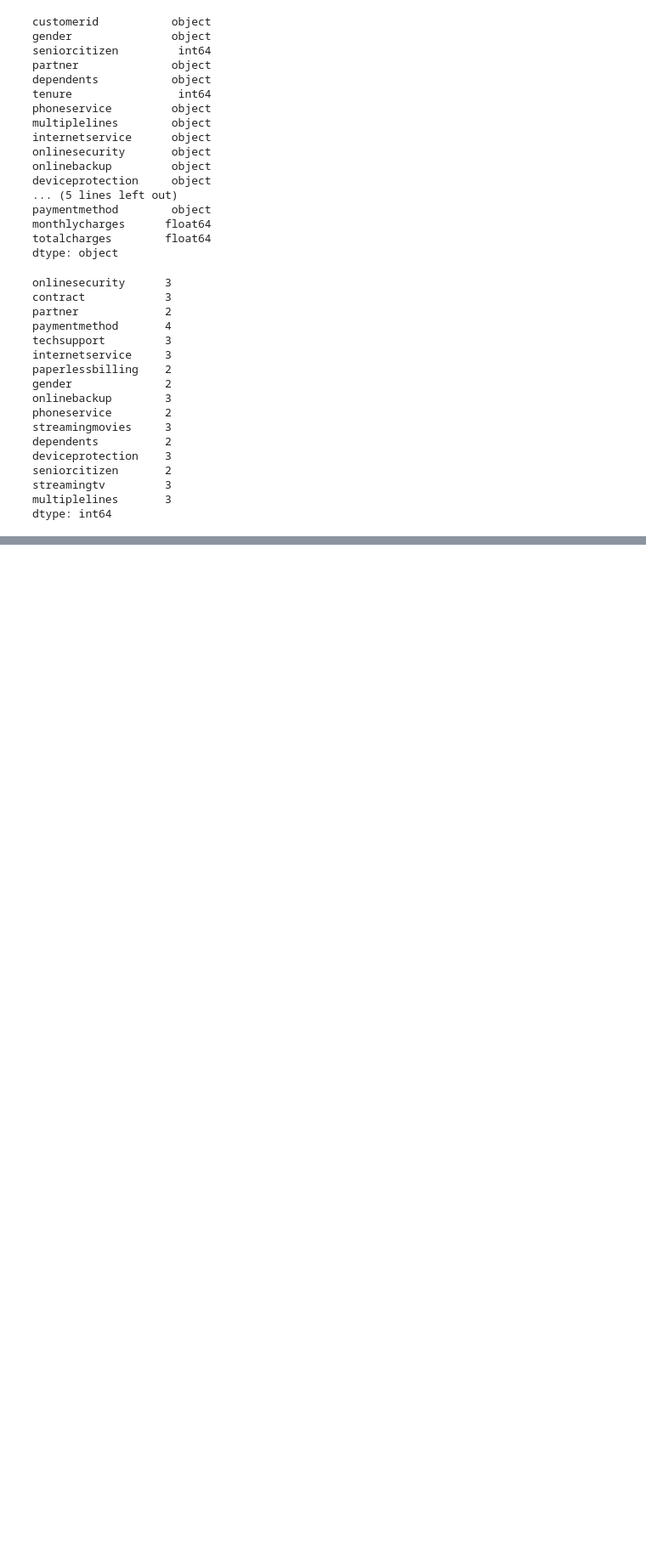
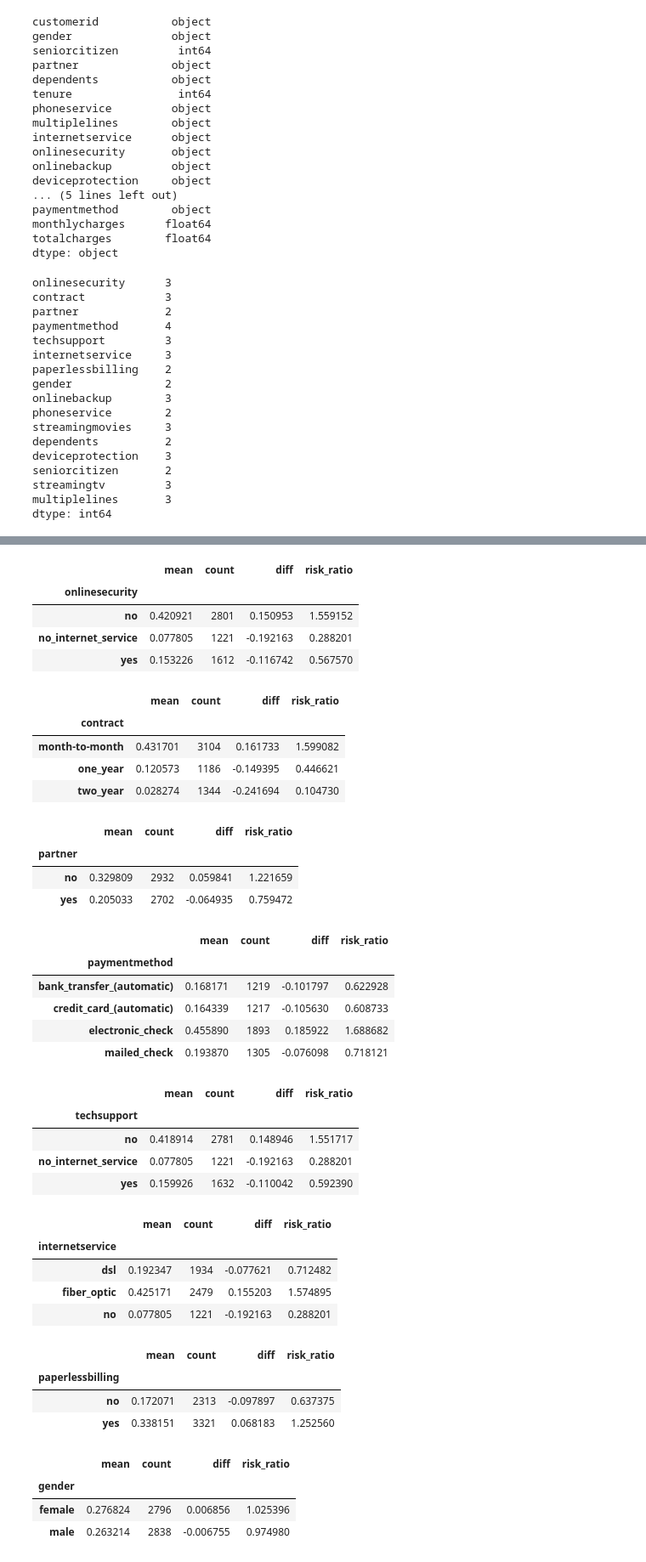
Before and after one commit to sheilambadi/machine-learning-zoomcamp, a Jupyter notebook: machine-learning-zoomcamp/03_classification/course.ipynb, the cells around one changed output, grey strips where cells are left out. Shown at 85% size. Drawn from its saved outputs; the diff is of its cells as text; code cells hidden in the pictures; blank space fills up the shorter version.

```diff
--- a/machine-learning-zoomcamp/03_classification/course.ipynb
+++ b/machine-learning-zoomcamp/03_classification/course.ipynb
@@ -358,0 +463,46 @@ dtype: int64
+# %%
+for col in categorical:
+    df_group = df_full_train.groupby(col).churn.agg(['mean', 'count'])
+    df_group['diff'] = df_group['mean'] - global_churn_rate
+    df_group['risk_ratio'] = df_group['mean'] / global_churn_rate
+
+    display(df_group)
+# %% [output]
+|  | mean | count | diff | risk_ratio |
+| onlinesecurity |  |  |  |  |
+| no | 0.420921 | 2801 | 0.150953 | 1.559152 |
+| no_internet_service | 0.077805 | 1221 | -0.192163 | 0.288201 |
+| yes | 0.153226 | 1612 | -0.116742 | 0.567570 |
+|  | mean | count | diff | risk_ratio |
+| contract |  |  |  |  |
+| month-to-month | 0.431701 | 3104 | 0.161733 | 1.599082 |
+| one_year | 0.120573 | 1186 | -0.149395 | 0.446621 |
+| two_year | 0.028274 | 1344 | -0.241694 | 0.104730 |
+|  | mean | count | diff | risk_ratio |
+| partner |  |  |  |  |
+| no | 0.329809 | 2932 | 0.059841 | 1.221659 |
+| yes | 0.205033 | 2702 | -0.064935 | 0.759472 |
+|  | mean | count | diff | risk_ratio |
+| paymentmethod |  |  |  |  |
+| bank_transfer_(automatic) | 0.168171 | 1219 | -0.101797 | 0.622928 |
+| credit_card_(automatic) | 0.164339 | 1217 | -0.105630 | 0.608733 |
+| electronic_check | 0.455890 | 1893 | 0.185922 | 1.688682 |
+| mailed_check | 0.193870 | 1305 | -0.076098 | 0.718121 |
+|  | mean | count | diff | risk_ratio |
+| techsupport |  |  |  |  |
+| no | 0.418914 | 2781 | 0.148946 | 1.551717 |
+| no_internet_service | 0.077805 | 1221 | -0.192163 | 0.288201 |
+| yes | 0.159926 | 1632 | -0.110042 | 0.592390 |
+|  | mean | count | diff | risk_ratio |
+| internetservice |  |  |  |  |
+| dsl | 0.192347 | 1934 | -0.077621 | 0.712482 |
+| fiber_optic | 0.425171 | 2479 | 0.155203 | 1.574895 |
+| no | 0.077805 | 1221 | -0.192163 | 0.288201 |
+|  | mean | count | diff | risk_ratio |
+| paperlessbilling |  |  |  |  |
+| no | 0.172071 | 2313 | -0.097897 | 0.637375 |
+| yes | 0.338151 | 3321 | 0.068183 | 1.252560 |
+|  | mean | count | diff | risk_ratio |
+| gender |  |  |  |  |
+| female | 0.276824 | 2796 | 0.006856 | 1.025396 |
+| male | 0.263214 | 2838 | -0.006755 | 0.974980 |
```
Also changed, not shown: parts of 12 cells of this notebook.
